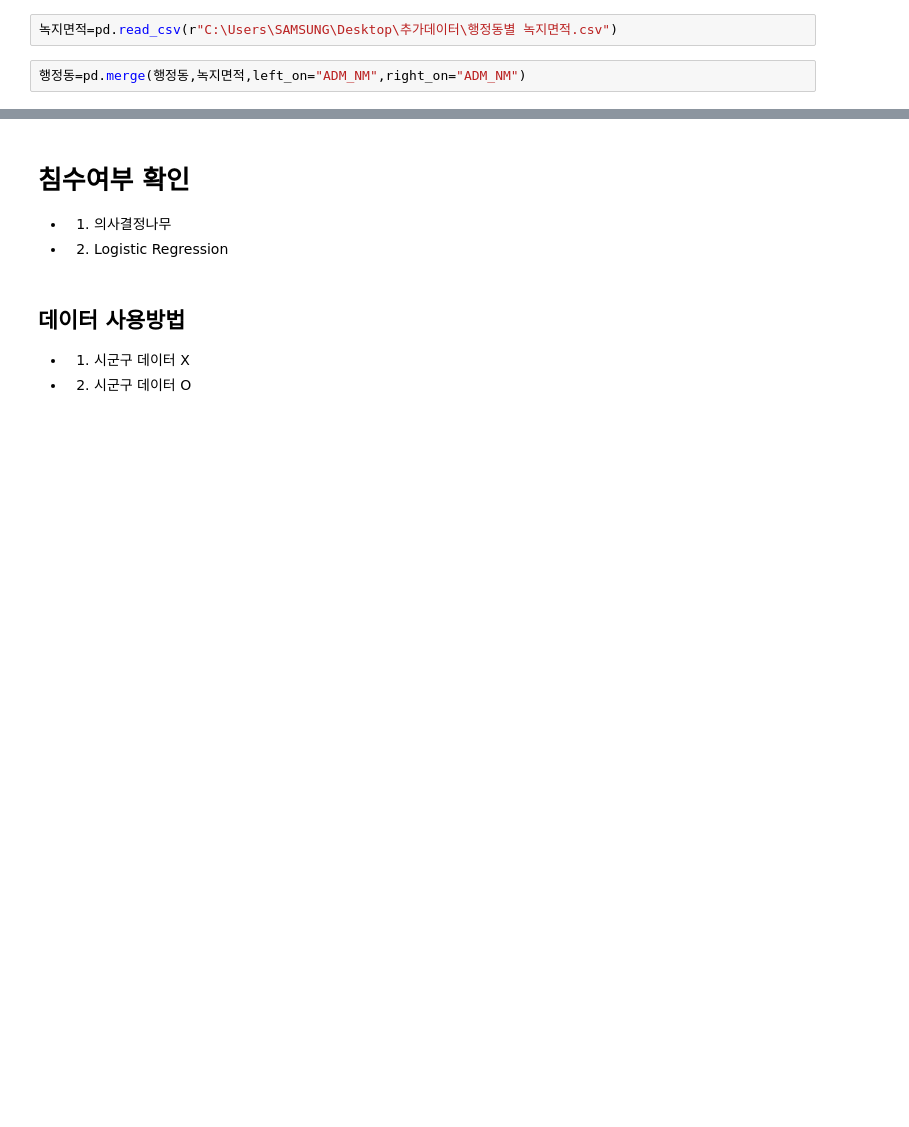
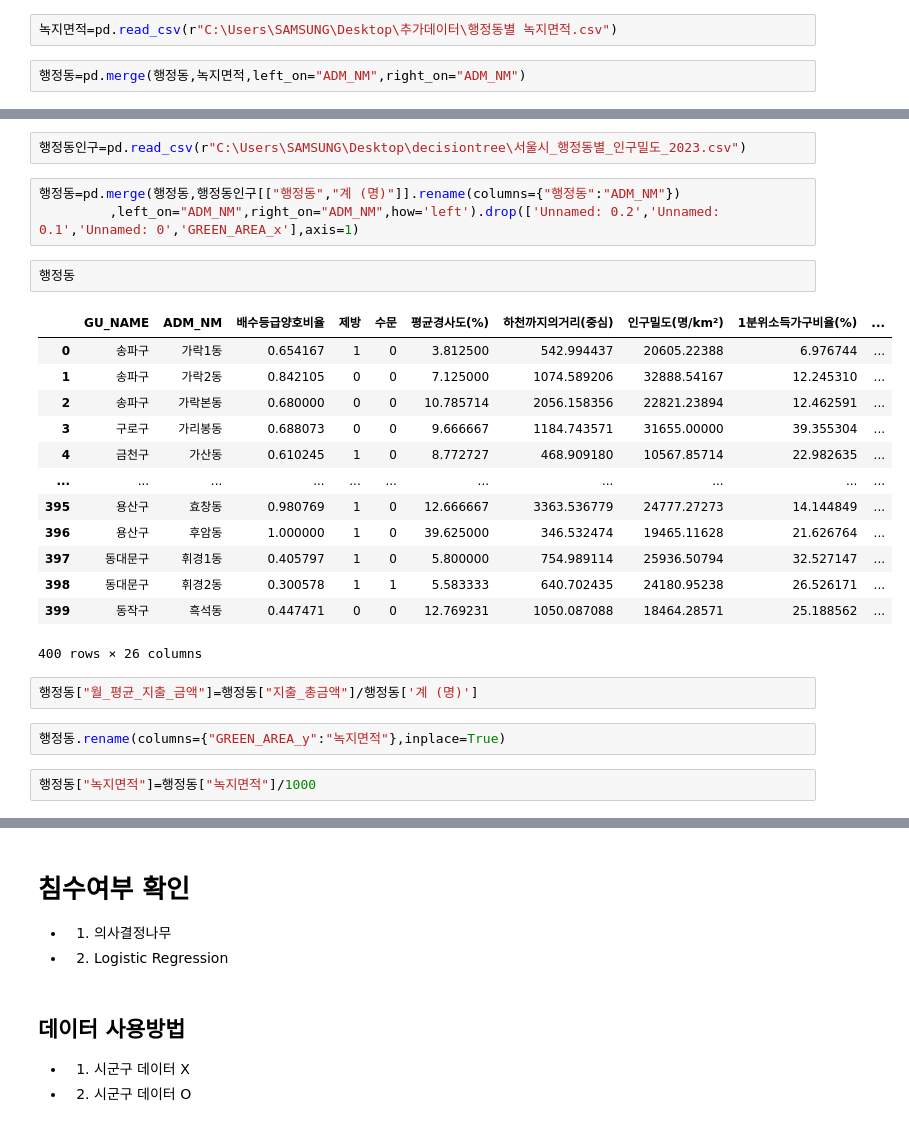
Before and after one commit to Apple03244/Total_Projects, a Jupyter notebook: Team_Projects/005_서울시빅데이터/정훈노트/파일추가후다시.ipynb, the cells around one changed output, grey strips where cells are left out. Saved outputs shown, nothing was run; the diff lists cells and outputs as text; blank space fills up the shorter version.

```diff
--- a/Team_Projects/005_서울시빅데이터/정훈노트/파일추가후다시.ipynb
+++ b/Team_Projects/005_서울시빅데이터/정훈노트/파일추가후다시.ipynb
@@ -27,0 +28,27 @@ import pandas as pd
+# %%
+행정동인구=pd.read_csv(r"C:\Users\SAMSUNG\Desktop\decisiontree\서울시_행정동별_인구밀도_2023.csv")
+# %%
+행정동=pd.merge(행정동,행정동인구[["행정동","계 (명)"]].rename(columns={"행정동":"ADM_NM"})
+         ,left_on="ADM_NM",right_on="ADM_NM",how='left').drop(['Unnamed: 0.2','Unnamed: 0.1','Unnamed: 0','GREEN_AREA_x'],axis=1)
+# %%
+행정동
+# %% [output]
+|  | GU_NAME | ADM_NM | 배수등급양호비율 | 제방 | 수문 | 평균경사도(%) | 하천까지의거리(중심) | 인구밀도(명/km²) | 1분위소득가구비율(%) | ... |
+| 0 | 송파구 | 가락1동 | 0.654167 | 1 | 0 | 3.812500 | 542.994437 | 20605.22388 | 6.976744 | ... |
+| 1 | 송파구 | 가락2동 | 0.842105 | 0 | 0 | 7.125000 | 1074.589206 | 32888.54167 | 12.245310 | ... |
+| 2 | 송파구 | 가락본동 | 0.680000 | 0 | 0 | 10.785714 | 2056.158356 | 22821.23894 | 12.462591 | ... |
+| 3 | 구로구 | 가리봉동 | 0.688073 | 0 | 0 | 9.666667 | 1184.743571 | 31655.00000 | 39.355304 | ... |
+| 4 | 금천구 | 가산동 | 0.610245 | 1 | 0 | 8.772727 | 468.909180 | 10567.85714 | 22.982635 | ... |
+| ... | ... | ... | ... | ... | ... | ... | ... | ... | ... | ... |
+| 395 | 용산구 | 효창동 | 0.980769 | 1 | 0 | 12.666667 | 3363.536779 | 24777.27273 | 14.144849 | ... |
+| 396 | 용산구 | 후암동 | 1.000000 | 1 | 0 | 39.625000 | 346.532474 | 19465.11628 | 21.626764 | ... |
+| 397 | 동대문구 | 휘경1동 | 0.405797 | 1 | 0 | 5.800000 | 754.989114 | 25936.50794 | 32.527147 | ... |
+| 398 | 동대문구 | 휘경2동 | 0.300578 | 1 | 1 | 5.583333 | 640.702435 | 24180.95238 | 26.526171 | ... |
+| 399 | 동작구 | 흑석동 | 0.447471 | 0 | 0 | 12.769231 | 1050.087088 | 18464.28571 | 25.188562 | ... |
+400 rows × 26 columns
+# %%
+행정동["월_평균_지출_금액"]=행정동["지출_총금액"]/행정동['계 (명)']
+# %%
+행정동.rename(columns={"GREEN_AREA_y":"녹지면적"},inplace=True)
+# %%
+행정동["녹지면적"]=행정동["녹지면적"]/1000
```
Also changed, not shown: parts of 23 cells of this notebook, 1 other file.
